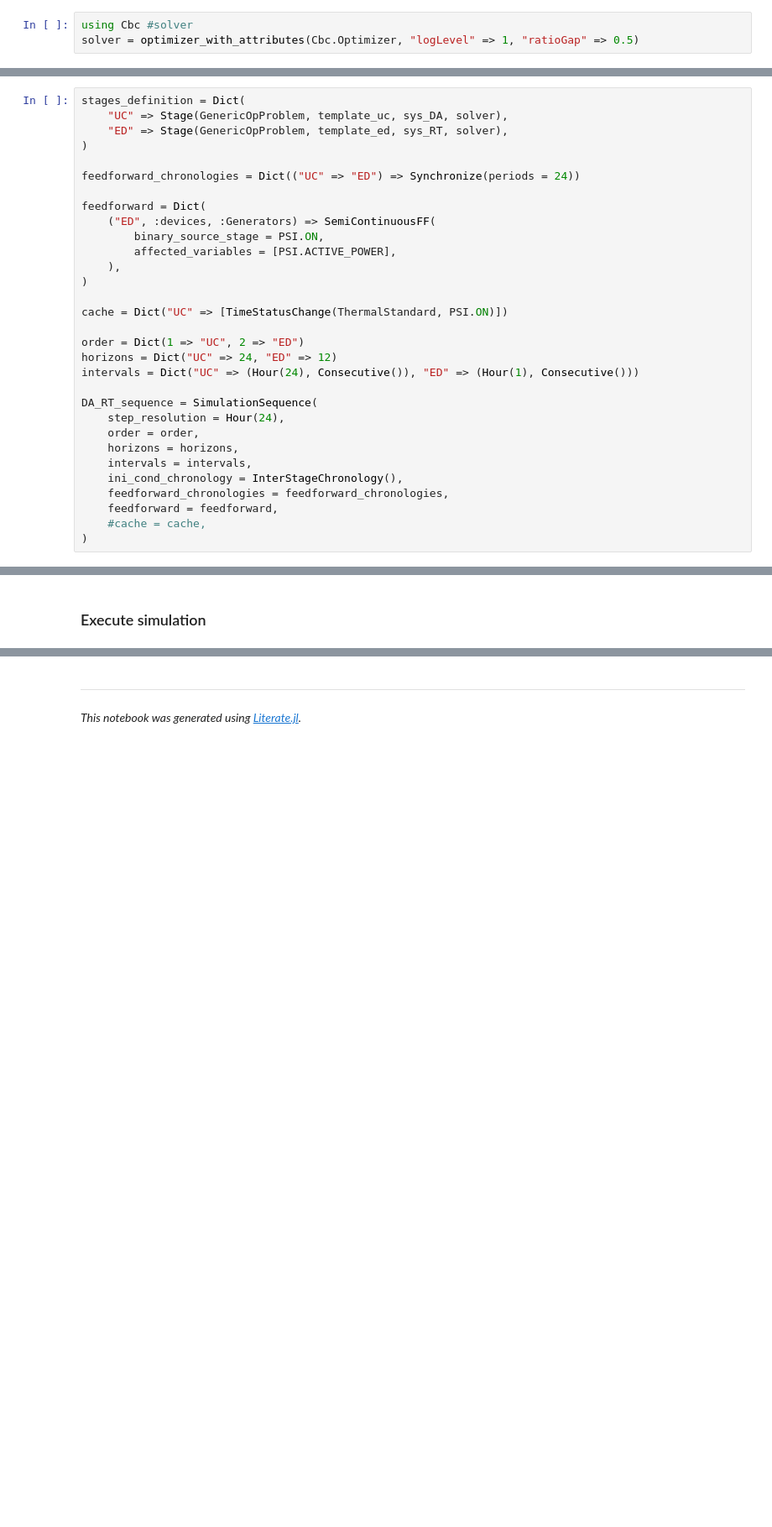
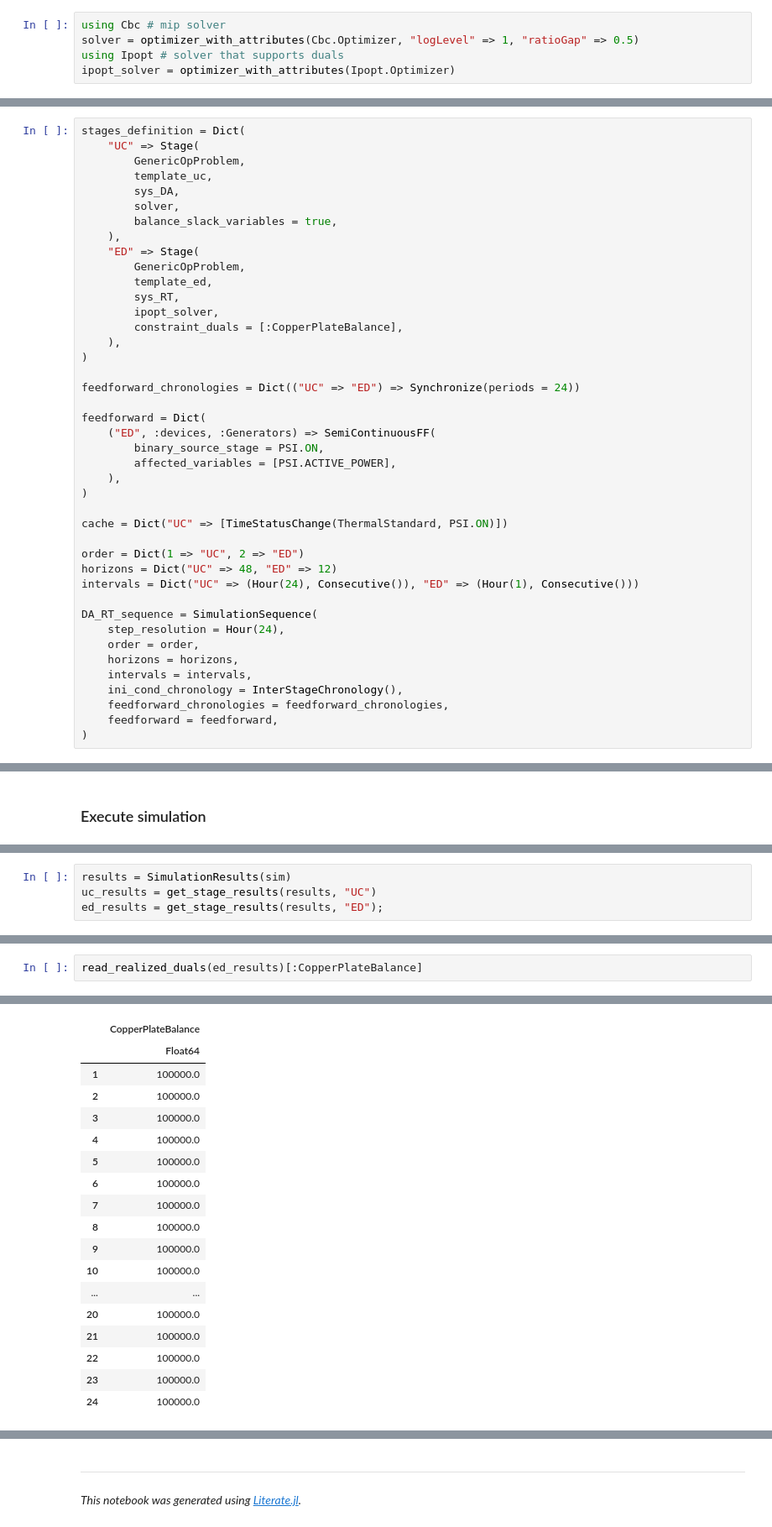
Before and after one commit to NREL-Sienna/OldExamples.jl, a Jupyter notebook: notebook/3_PowerSimulations_examples/03_5_bus_mkt_simulation.ipynb, the cells around one changed output, grey strips where cells are left out. Shown at 84% size. Drawn from its saved outputs; the diff is of its cells as text; blank space fills up the shorter version.

```diff
--- a/notebook/3_PowerSimulations_examples/03_5_bus_mkt_simulation.ipynb
+++ b/notebook/3_PowerSimulations_examples/03_5_bus_mkt_simulation.ipynb
@@ -29,6 +29,8 @@ using DataFrames
 # %% [markdown]
 ### Optimization packages
 # %%
-using Cbc #solver
+using Cbc # mip solver
 solver = optimizer_with_attributes(Cbc.Optimizer, "logLevel" => 1, "ratioGap" => 0.5)
+using Ipopt # solver that supports duals
+ipopt_solver = optimizer_with_attributes(Ipopt.Optimizer)
 # %% [output]
@@ -130,8 +129,20 @@ Operations Problem Specification
 ### Define the Simulation Sequence
 # %%
 stages_definition = Dict(
-    "UC" => Stage(GenericOpProblem, template_uc, sys_DA, solver),
-    "ED" => Stage(GenericOpProblem, template_ed, sys_RT, solver),
+    "UC" => Stage(
+        GenericOpProblem,
+        template_uc,
+        sys_DA,
+        solver,
+        balance_slack_variables = true,
+    ),
+    "ED" => Stage(
+        GenericOpProblem,
+        template_ed,
+        sys_RT,
+        ipopt_solver,
+        constraint_duals = [:CopperPlateBalance],
+    ),
 )
 
 feedforward_chronologies = Dict(("UC" => "ED") => Synchronize(periods = 24))
@@ -146,7 +157,7 @@ feedforward = Dict(
 cache = Dict("UC" => [TimeStatusChange(ThermalStandard, PSI.ON)])
 
 order = Dict(1 => "UC", 2 => "ED")
-horizons = Dict("UC" => 24, "ED" => 12)
+horizons = Dict("UC" => 48, "ED" => 12)
 intervals = Dict("UC" => (Hour(24), Consecutive()), "ED" => (Hour(1), Consecutive()))
 
 DA_RT_sequence = SimulationSequence(
@@ -157,7 +168,6 @@ DA_RT_sequence = SimulationSequence(
     ini_cond_chronology = InterStageChronology(),
     feedforward_chronologies = feedforward_chronologies,
     feedforward = feedforward,
-    #cache = cache,
 )
 # %% [output]
 Feed Forward Chronology
@@ -241,0 +237,4 @@ ed_results = load_simulation_results(sim_results, "ED");
+# %%
+results = SimulationResults(sim)
+uc_results = get_stage_results(results, "UC")
+ed_results = get_stage_results(results, "ED");
@@ -241,0 +272,3 @@ ed_results = load_simulation_results(sim_results, "ED");
+# %%
+read_realized_duals(ed_results)[:CopperPlateBalance]
+# %% [output]
@@ -241,0 +276,18 @@ ed_results = load_simulation_results(sim_results, "ED");
+|  | CopperPlateBalance |
+|  | Float64 |
+| 1 | 100000.0 |
+| 2 | 100000.0 |
+| 3 | 100000.0 |
+| 4 | 100000.0 |
+| 5 | 100000.0 |
+| 6 | 100000.0 |
+| 7 | 100000.0 |
+| 8 | 100000.0 |
+| 9 | 100000.0 |
+| 10 | 100000.0 |
+| ... | ... |
+| 20 | 100000.0 |
+| 21 | 100000.0 |
+| 22 | 100000.0 |
+| 23 | 100000.0 |
+| 24 | 100000.0 |
```
Also changed, not shown: parts of 16 cells of this notebook, 49 other files.
